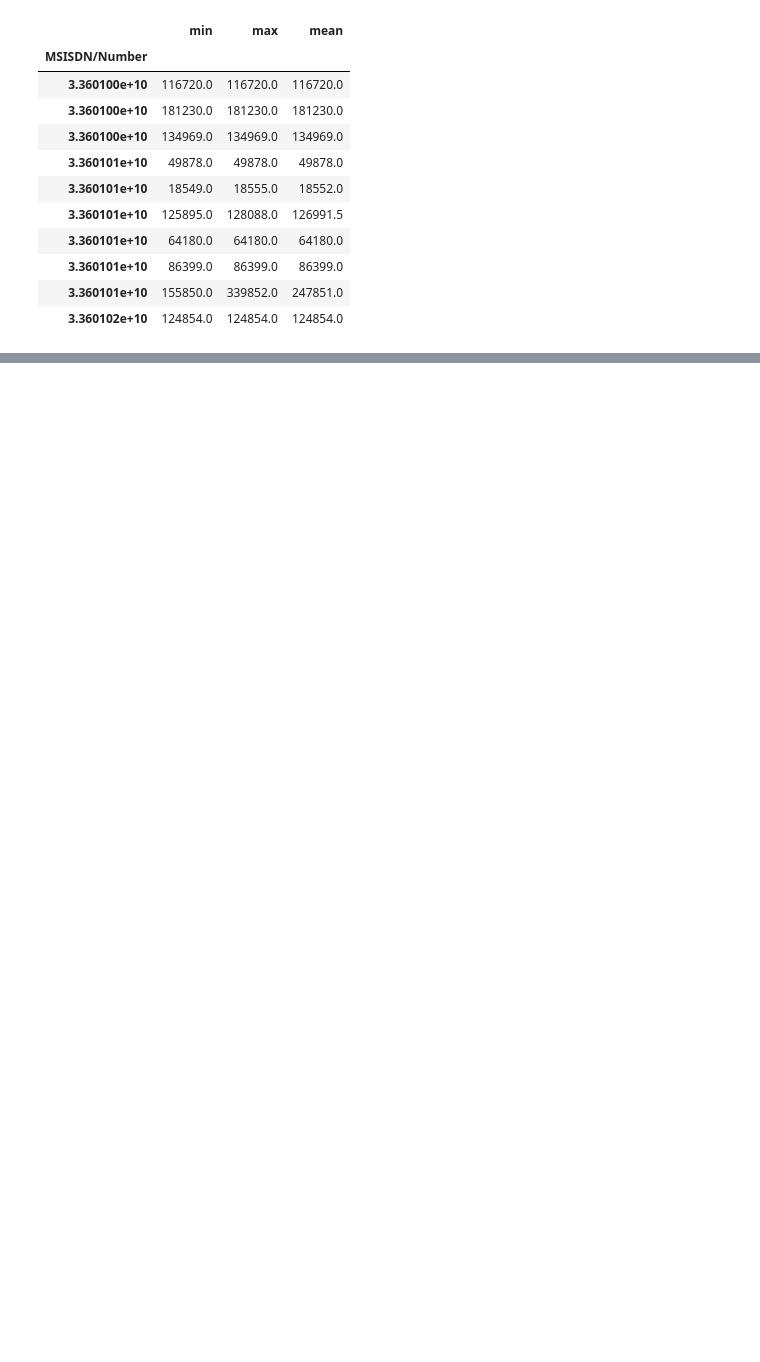
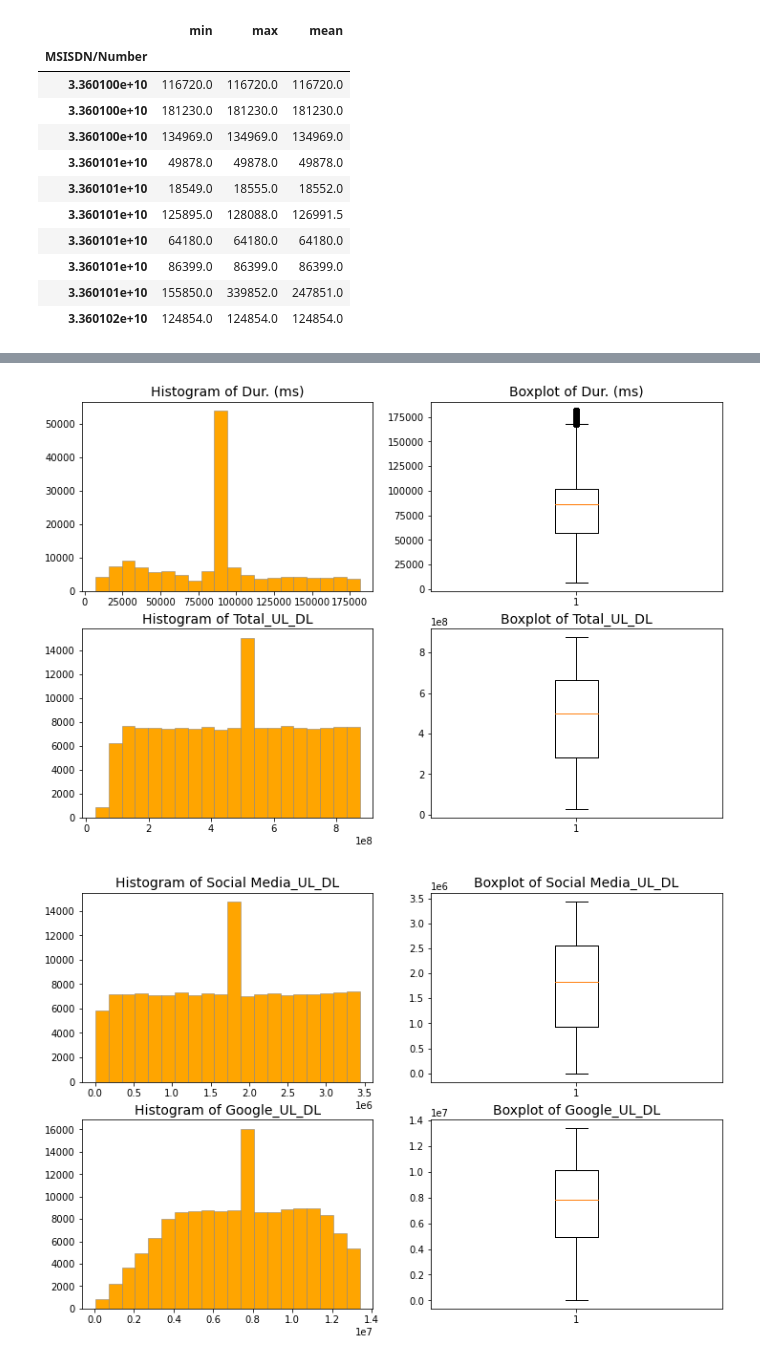
Before and after one commit to nebasam/Telecom_Data_Analysis, a Jupyter notebook: TelecomDataAnalysis.ipynb, the cells around one changed output, grey strips where cells are left out. Saved outputs shown, nothing was run; the diff lists cells and outputs as text; code cells hidden in the pictures; blank space fills up the shorter version.

```diff
--- a/TelecomDataAnalysis.ipynb
+++ b/TelecomDataAnalysis.ipynb
@@ -363,0 +576,33 @@ df_clean_quantity
+# %%
+def plot_univariate(df, col1, col2):
+    plt.figure(figsize = (12, 8))
+
+    plt.subplot(2, 2, 1)
+    plt.hist(df[col1], bins = 20, color = 'orange', edgecolor = 'gray', linewidth = 0.5)
+    plt.title(f'Histogram of {col1}', size=14)
+
+    plt.subplot(2, 2, 2)
+    plt.boxplot(df[col1])
+    plt.title(f'Boxplot of {col1}', size=14)
+
+    plt.subplot(2, 2, 3)
+    plt.hist(df[col2], bins=20, color='orange', edgecolor='gray', linewidth=0.5)
+    plt.title(f'Histogram of {col2}', size=14)
+
+    plt.subplot(2, 2, 4)
+    plt.boxplot(df[col2])
+    plt.title(f'Boxplot of {col2}', size=14)
+
+
+
+
+    plt.show()
+# %%
+plot_univariate(df_clean_quantity, 'Dur. (ms)','Total_UL_DL')
+plot_univariate(df_clean_quantity, 'Social Media_UL_DL','Google_UL_DL')
+plot_univariate(df_clean_quantity, 'Email_UL_DL','Youtube_UL_DL')
+plot_univariate(df_clean_quantity, 'Netflix_UL_DL','Gaming_UL_DL')
+plot_univariate(df_clean_quantity, 'Gaming_UL_DL','Other_UL_DL')
+# %% [output]
+[figure, added]
+[figure, added]
```
Also changed, not shown: parts of 41 cells of this notebook, 15 other files.
